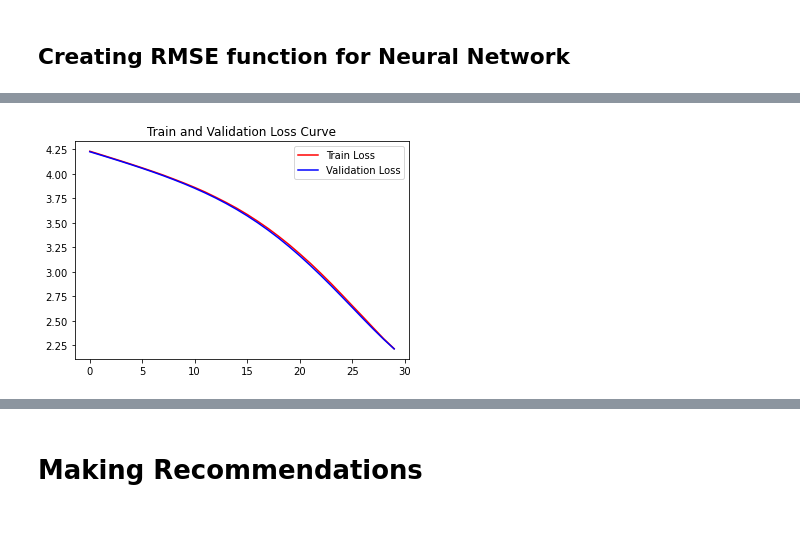
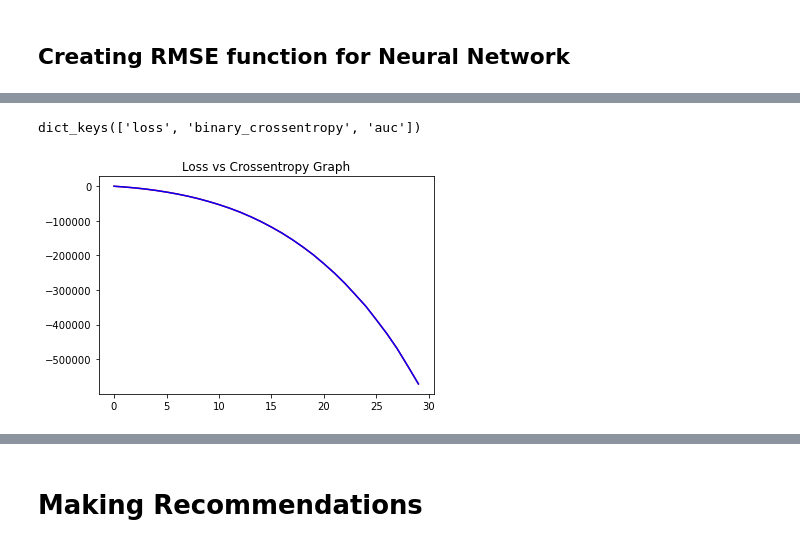
Before and after one commit to zulfauzi92/Hotel_Recomendation_Model_Traveloka, a Jupyter notebook: Eksplorasi Data/ML Model for Hotel Reco Content Based.ipynb, the cells around one changed output, grey strips where cells are left out. Drawn from its saved outputs; the diff is of its cells as text; code cells hidden in the pictures.

Commit message:
added models to content based with DeepFM, still trying figure out the metrics. currently using binary crossentropy

```diff
--- a/Eksplorasi Data/ML Model for Hotel Reco Content Based.ipynb
+++ b/Eksplorasi Data/ML Model for Hotel Reco Content Based.ipynb
@@ -389,5 +281,14 @@ ________________________________________________________________________________
+# %%
+train_label = [train_data['label'].values]
+# %%
+val_dense_x = [valid_data[f].values for f in dense_features]
+val_sparse_x = [valid_data[f].values for f in sparse_features]
+# %%
+val_label = [valid_data['label'].values]
 # %%
-history = model.fit(x=X_train_array, y=y_train, batch_size=64, epochs=30,
-                    verbose=1, validation_data=(X_test_array, y_test))
+history = model.fit(train_dense_x+train_sparse_x,
+          train_label, epochs=30, batch_size=32,
+          verbose=1, validation_data=(val_dense_x+val_sparse_x, val_label),
+         )
 # %% [output]
 Epoch 1/30
@@ -410,10 +311,13 @@ Epoch 30/30
+# %%
+# list all data in history
+print(history.history.keys())
+# %% [output]
+dict_keys(['loss', 'binary_crossentropy', 'auc'])
 # %%
-train_loss = history.history['loss']
-val_loss = history.history['val_loss']
-plt.plot(train_loss, color='r', label='Train Loss')
-plt.plot(val_loss, color='b', label='Validation Loss')
-plt.title("Train and Validation Loss Curve")
-plt.legend()
+# summarize history for loss
+plt.plot(history.history['loss'], color='r', label='Loss')
+plt.plot(history.history['binary_crossentropy'], color='b', label='Binary Crossentropy')
+plt.title('Loss vs Crossentropy Graph')
 plt.show()
 # %% [output]
-[figure, old version]
+[figure, new version]
```
Also changed, not shown: parts of 57 cells of this notebook.
